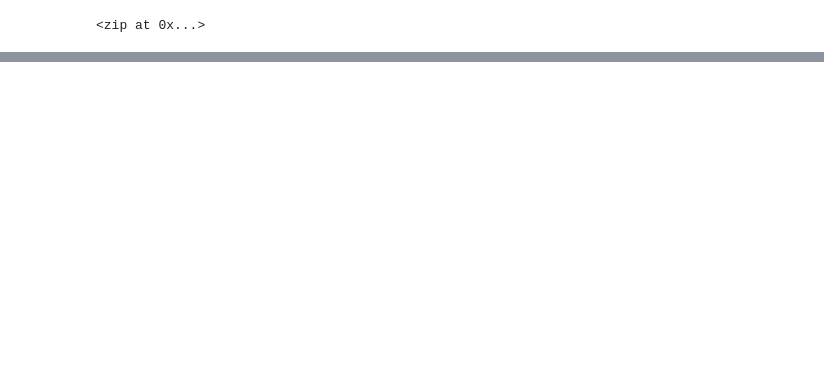
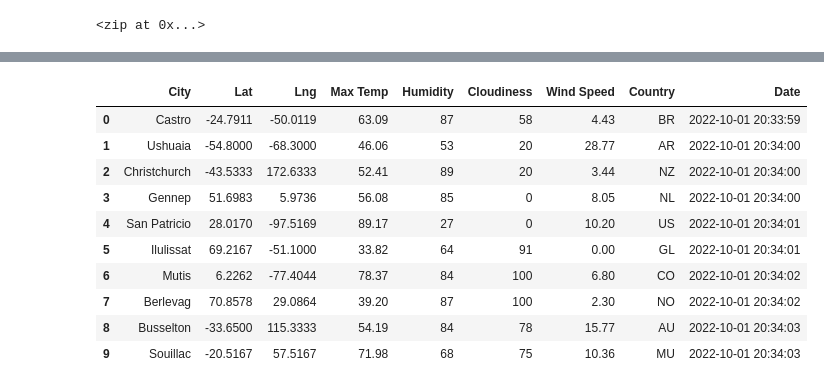
Before and after one commit to cmurquiza/World_Weather_Analysis, a Jupyter notebook: WeatherPy.ipynb, the cells around one changed output, grey strips where cells are left out. Drawn from its saved outputs; the diff is of its cells as text; code cells hidden in the pictures; blank space fills up the shorter version.

Commit message:
Adding our WeatherPy file.

```diff
--- a/WeatherPy.ipynb
+++ b/WeatherPy.ipynb
@@ -12,0 +11,4 @@ Note: you may need to restart the kernel to use updated packages.
+# %%
+# Starting URL for Weather Map API Call.
+url = "http://api.openweathermap.org/data/2.5/weather?units=Imperial&APPID=" + weather_api_key
+print(url)
@@ -59,0 +171,16 @@ len(cities)
+# %%
+# Convert the array of dictionaries to a Pandas DataFrame.
+city_data_df = pd.DataFrame(city_data)
+city_data_df.head(10)
+# %% [output]
+|  | City | Lat | Lng | Max Temp | Humidity | Cloudiness | Wind Speed | Country | Date |
+| 0 | Castro | -24.7911 | -50.0119 | 63.09 | 87 | 58 | 4.43 | BR | 2022-10-01 20:33:59 |
+| 1 | Ushuaia | -54.8000 | -68.3000 | 46.06 | 53 | 20 | 28.77 | AR | 2022-10-01 20:34:00 |
+| 2 | Christchurch | -43.5333 | 172.6333 | 52.41 | 89 | 20 | 3.44 | NZ | 2022-10-01 20:34:00 |
+| 3 | Gennep | 51.6983 | 5.9736 | 56.08 | 85 | 0 | 8.05 | NL | 2022-10-01 20:34:00 |
+| 4 | San Patricio | 28.0170 | -97.5169 | 89.17 | 27 | 0 | 10.20 | US | 2022-10-01 20:34:01 |
+| 5 | Ilulissat | 69.2167 | -51.1000 | 33.82 | 64 | 91 | 0.00 | GL | 2022-10-01 20:34:01 |
+| 6 | Mutis | 6.2262 | -77.4044 | 78.37 | 84 | 100 | 6.80 | CO | 2022-10-01 20:34:02 |
+| 7 | Berlevag | 70.8578 | 29.0864 | 39.20 | 87 | 100 | 2.30 | NO | 2022-10-01 20:34:02 |
+| 8 | Busselton | -33.6500 | 115.3333 | 54.19 | 84 | 78 | 15.77 | AU | 2022-10-01 20:34:03 |
+| 9 | Souillac | -20.5167 | 57.5167 | 71.98 | 68 | 75 | 10.36 | MU | 2022-10-01 20:34:03 |
```
Also changed, not shown: parts of 8 cells of this notebook.
